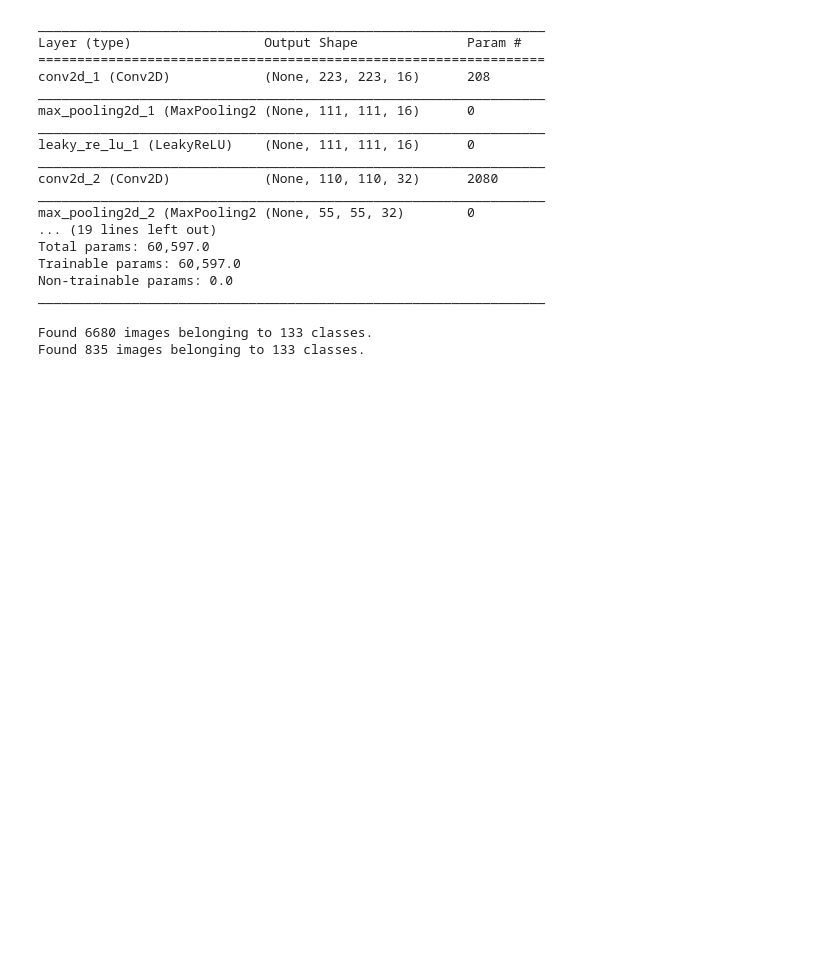
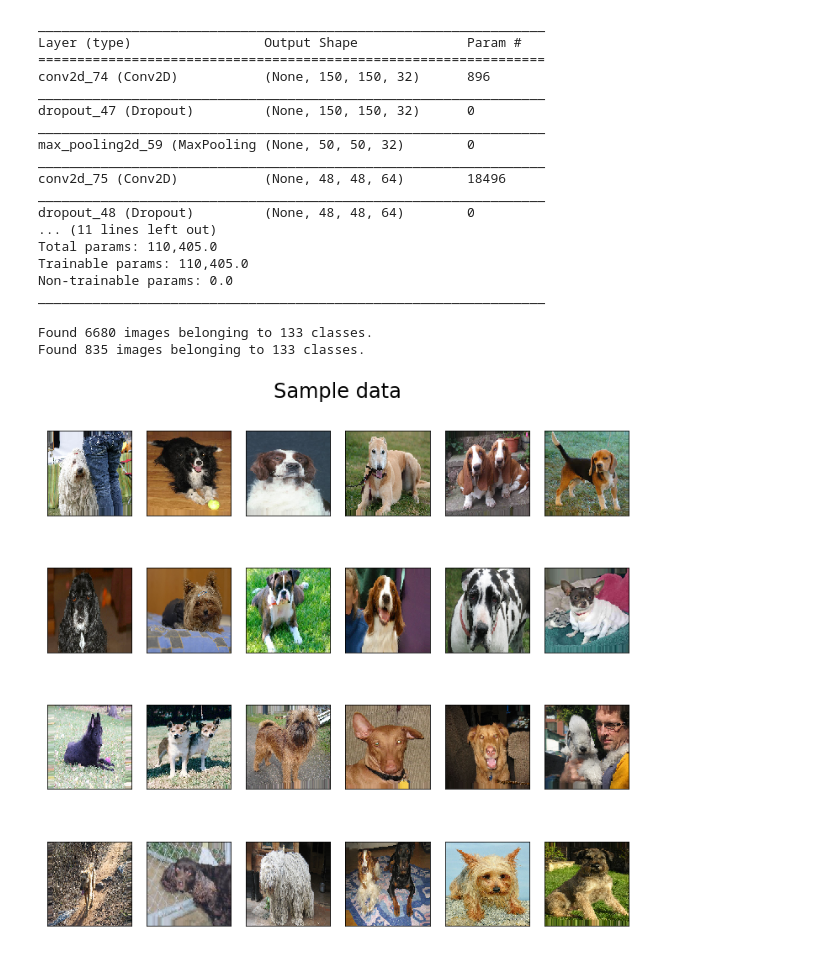
Before and after one commit to parkitny/cnn-project, a Jupyter notebook: dog-project/dog-project.ipynb, the cells around one changed output. Cells and saved outputs as stored; diff of their text form; code cells hidden in the pictures; blank space fills up the shorter version.

Commit message:
CNN with 26.9% accuracy on test data

```diff
--- a/dog-project/dog-project.ipynb
+++ b/dog-project/dog-project.ipynb
@@ -10,31 +8,28 @@ paths =['dogImages/test/', 'dogImages/train/', 'dogImages/valid/',
 
 # Data for HAAR Cascades classifier
 haarcascades_xml='haarcascade_frontalface_alt.xml'
+
+IMG_DIMS = 150
 # %%
 from keras.models import Sequential
 from keras.layers import Conv2D, MaxPooling2D, GlobalAveragePooling2D
 from keras.layers import Activation, Dropout, Flatten, Dense
-from keras.layers.advanced_activations import LeakyReLU
+from keras.layers.advanced_activations import PReLU
 
 model = Sequential()
-model.add(Conv2D(filters=16, kernel_size=2, padding='same', activation='relu',
-                        input_shape=(223, 223, 3)))
+model.add(Conv2D(filters=32, kernel_size=3, padding='same', input_shape=(IMG_DIMS, IMG_DIMS, 3), activation='relu'))
+model.add(Dropout(0.25))
+model.add(MaxPooling2D(pool_size=3))
+model.add(Conv2D(filters=64, kernel_size=3, padding='valid',  activation='relu'))
+model.add(Dropout(0.1))
+model.add(MaxPooling2D(pool_size=3))
+model.add(Conv2D(filters=128, kernel_size=3, padding='valid', activation='relu'))
 model.add(MaxPooling2D(pool_size=2))
-model.add(LeakyReLU(alpha=.002))
-model.add(Conv2D(filters=32, kernel_size=2, padding='valid', activation='relu'))
-model.add(MaxPooling2D(pool_size=2))
-model.add(LeakyReLU(alpha=.002))
-model.add(Conv2D(filters=64, kernel_size=2, padding='valid', activation='relu'))
-model.add(MaxPooling2D(pool_size=2))
-model.add(LeakyReLU(alpha=.002))
-model.add(Conv2D(filters=128, kernel_size=2, padding='valid', activation='relu'))
-model.add(MaxPooling2D(pool_size=2))
-model.add(LeakyReLU(alpha=.002))
 model.add(GlobalAveragePooling2D())
 model.add(Dense(133, activation='softmax'))
 
-model.compile(loss='binary_crossentropy',
-              optimizer='rmsprop',
+model.compile(loss='categorical_crossentropy',
+              optimizer='Nadam',
               metrics=['accuracy'])
 
 model.summary()
@@ -42,17 +37,17 @@ model.summary()
 _________________________________________________________________
 Layer (type)                 Output Shape              Param #
 =================================================================
-conv2d_1 (Conv2D)            (None, 223, 223, 16)      208
+conv2d_74 (Conv2D)           (None, 150, 150, 32)      896
 _________________________________________________________________
-max_pooling2d_1 (MaxPooling2 (None, 111, 111, 16)      0
+dropout_47 (Dropout)         (None, 150, 150, 32)      0
 _________________________________________________________________
-leaky_re_lu_1 (LeakyReLU)    (None, 111, 111, 16)      0
+max_pooling2d_59 (MaxPooling (None, 50, 50, 32)        0
 _________________________________________________________________
-conv2d_2 (Conv2D)            (None, 110, 110, 32)      2080
+conv2d_75 (Conv2D)           (None, 48, 48, 64)        18496
 _________________________________________________________________
-max_pooling2d_2 (MaxPooling2 (None, 55, 55, 32)        0
-... (19 lines left out)
-Total params: 60,597.0
-Trainable params: 60,597.0
+dropout_48 (Dropout)         (None, 48, 48, 64)        0
+... (11 lines left out)
+Total params: 110,405.0
+Trainable params: 110,405.0
 Non-trainable params: 0.0
 _________________________________________________________________
@@ -89,19 +80,39 @@ test_datagen = ImageDataGenerator(rescale=1./255)
 
 train_generator = train_datagen.flow_from_directory(
         paths[1],  # this is the target directory
-        target_size=(223, 223),  # all images will be resized to 150x150
+        target_size=(IMG_DIMS , IMG_DIMS),  # all images will be resized to 150x150
         batch_size=batch_size,
         class_mode='categorical')
 
 # this is a similar generator, for validation data
 validation_generator = test_datagen.flow_from_directory(
         paths[2],
-        target_size=(223, 223),
+        target_size=(IMG_DIMS, IMG_DIMS),
         batch_size=batch_size,
         class_mode='categorical')
 # %% [output]
 Found 6680 images belonging to 133 classes.
 Found 835 images belonging to 133 classes.
+# %%
+import numpy as np
+import matplotlib.pyplot as plt
+%matplotlib inline
+
+def plot_images(img_gen, title):
+    fig, ax = plt.subplots(4, 6, figsize=(10, 10))
+    plt.suptitle(title, size=24)
+    plt.setp(ax, xticks=[], yticks=[])
+    plt.tight_layout(rect=[0, 0.03, 1, 0.95])
+    for (imgs, labels) in img_gen:
+        for i in range(4):
+            for j in range(6):
+                if i*6 + j < 24:
+                    ax[i][j].imshow(imgs[i*6 + j])
+        break
+
+plot_images(train_generator, 'Sample data')
+# %% [output]
+[figure, added]
 # %%
 checkpointer = ModelCheckpoint(filepath='model.weights.best.hdf5', verbose=1,
                                save_best_only=True)
```
Also changed, not shown: parts of 7 cells of this notebook.
